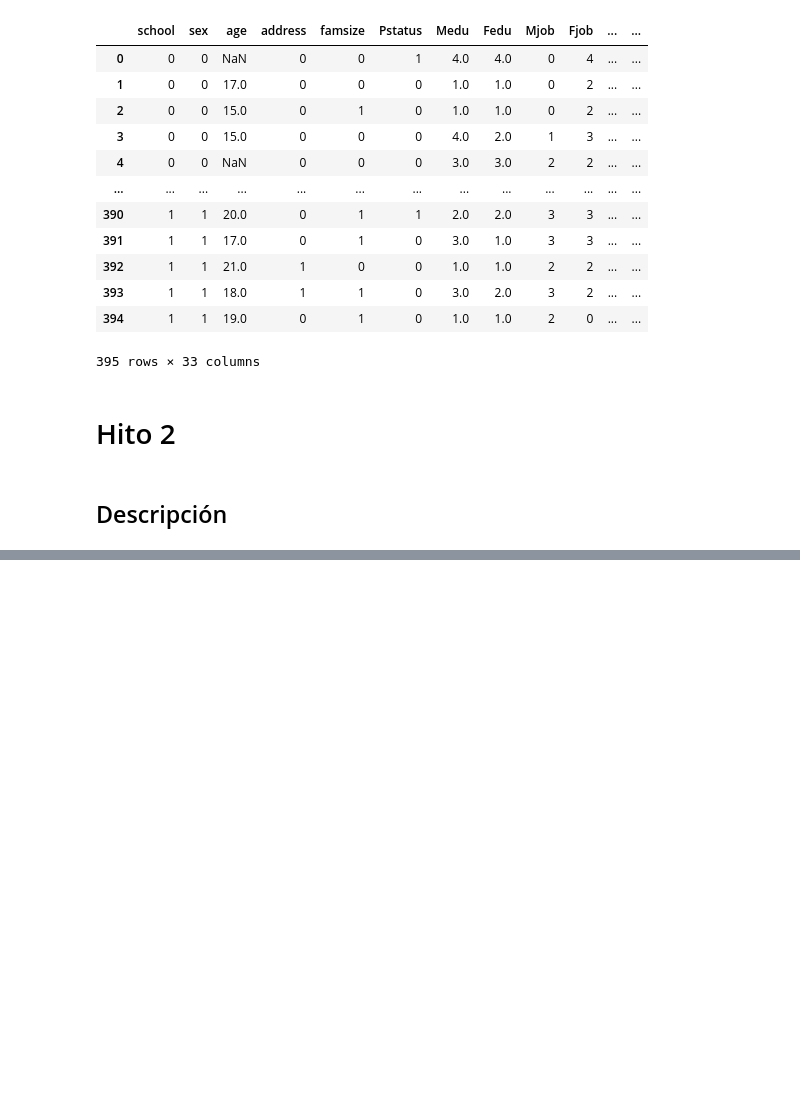
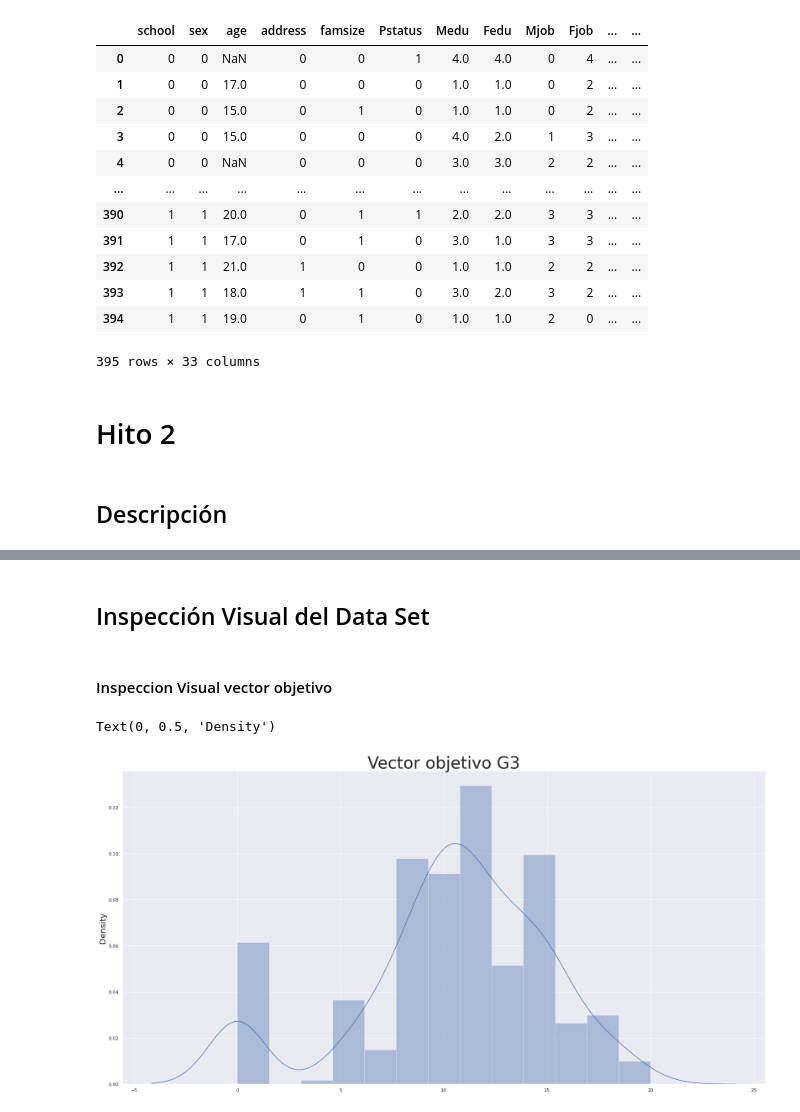
Before and after one commit to DrPantufla/data_science, a Jupyter notebook: Prueba Machine Learning/Prueba 2(sebastian_rebolledo).ipynb, the cells around one changed output, grey strips where cells are left out. Drawn from its saved outputs; the diff is of its cells as text; code cells hidden in the pictures; blank space fills up the shorter version.

```diff
--- a/Prueba Machine Learning/Prueba 2(sebastian_rebolledo).ipynb
+++ b/Prueba Machine Learning/Prueba 2(sebastian_rebolledo).ipynb
@@ -526,0 +547,12 @@ sort_data
+# %% [markdown]
+## Inspección Visual del Data Set
+# %% [markdown]
+#### Inspeccion Visual vector objetivo
+# %%
+sns.distplot(rdf.G3.dropna())
+plt.title('Vector objetivo G3', fontdict={'fontsize': 40})
+plt.xlabel("")
+plt.ylabel('Density',fontdict={'fontsize':20})
+# %% [output]
+Text(0, 0.5, 'Density')
+[figure, added]
```
Also changed, not shown: parts of 16 cells of this notebook, 2 other files.
